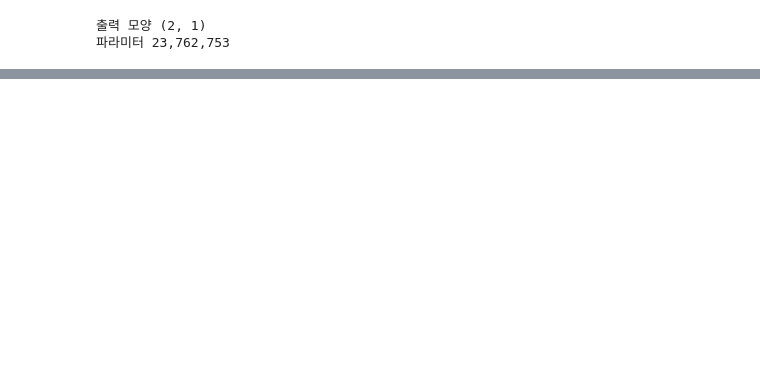
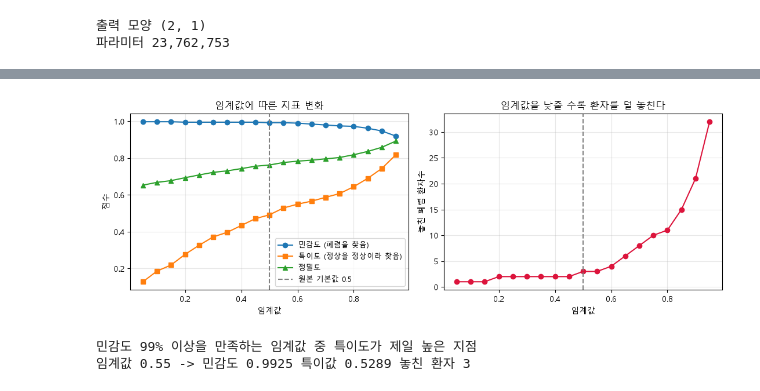
Before and after one commit to hjl4709/17-PyTorch, a Jupyter notebook: 06.ipynb, the cells around one changed output, grey strips where cells are left out. Saved outputs shown, nothing was run; the diff lists cells and outputs as text; code cells hidden in the pictures; blank space fills up the shorter version.

```diff
--- a/06.ipynb
+++ b/06.ipynb
@@ -336,0 +398,50 @@ plt.show()
+# %%
+thresholds = np.arange(0.05, 0.96, 0.05)
+rows = []
+for t in thresholds:
+    p = (m['probs'] > t).astype(int)
+    tn_, fp_, fn_, tp_ = confusion_matrix(m['trues'], p,
+                                          labels=[0,1]).ravel()
+    rows.append({
+        'threshold': t,
+        'sens': tp_ / (tp_ + fn_) if (tp_ + fn_) else 0.0,
+        'spec': tn_ / (tn_ + fp_) if (tn_ + fp_) else 0.0,
+        'prec': tp_ / (tp_ + fp_) if (tp_ + fp_) else 0.0,
+        'fn': fn_})
+
+plt.figure(figsize=(11,4))
+plt.subplot(1,2,1)
+plt.plot(thresholds, [r['sens'] for r in rows], 'o-', label='민감도 (폐렴을 찾음)')
+plt.plot(thresholds, [r['spec'] for r in rows], 's-', label='특이도 (정상을 정상이라 찾음)')
+plt.plot(thresholds, [r['prec'] for r in rows], '^-', label='정밀도')
+plt.axvline(0.5, color='gray', ls='--', label= '원본 기본값 0.5')
+plt.xlabel('임계값')
+plt.ylabel('점수')
+plt.legend(fontsize=9)
+plt.grid(alpha=0.3)
+plt.title('임계값에 따른 지표 변화')
+
+plt.subplot(1,2,2)
+plt.plot(thresholds, [r['fn'] for r in rows], 'o-', color='crimson')
+plt.axvline(0.5, color='gray', ls='--')
+plt.xlabel('임계값')
+plt.ylabel('놓친 폐렴 환자수')
+plt.title('임계값을 낮출 수록 환자를 덜 놓친다')
+plt.grid(alpha=0.3)
+
+plt.tight_layout()
+plt.show()
+
+TARGET = 0.99
+candidates = [r for r in rows if r['sens'] >= TARGET]
+if candidates:
+    chosen = max(candidates, key=lambda r: r['spec'])
+    print(f'민감도 {TARGET:.0%} 이상을 만족하는 임계값 중 특이도가 제일 높은 지점')
+    print(f'임계값 {chosen['threshold']:.2f} -> 민감도 {chosen['sens']:.4f}'
+          f' 특이값 {chosen['spec']:.4f} 놓친 환자 {chosen['fn']}')
+else:
+    print(f'민감도 {TARGET:.0%}를 만족하는 임계값이 없음. 추가 학습 필요')
+# %% [output]
+[figure, added]
+민감도 99% 이상을 만족하는 임계값 중 특이도가 제일 높은 지점
+임계값 0.55 -> 민감도 0.9925 특이값 0.5289 놓친 환자 3
```
Also changed, not shown: parts of 8 cells of this notebook, 2 other files.
